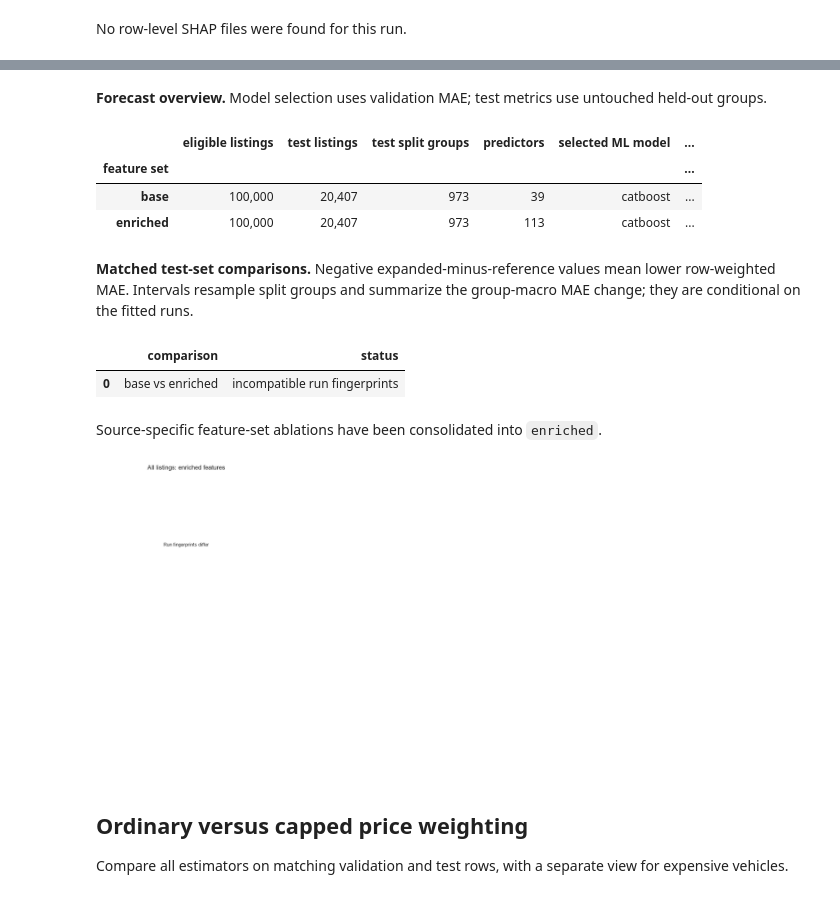
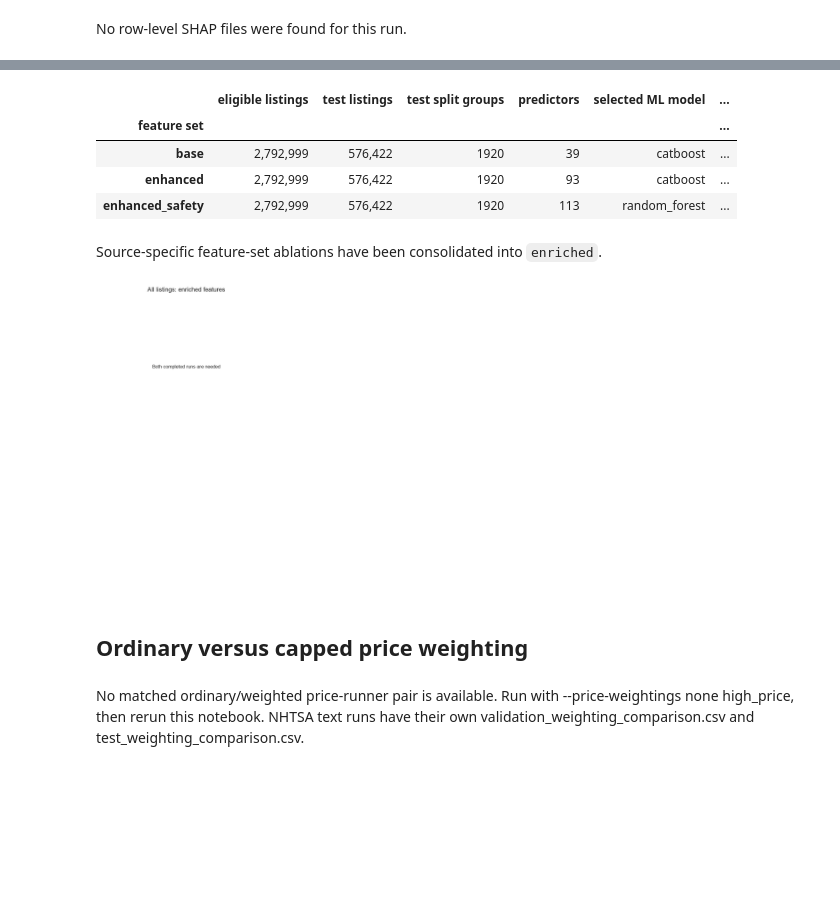
Before and after one commit to danielrdgez/DataScience_Capstone_Cars, a Jupyter notebook: MODEL_OUTPUT.ipynb, the cells around one changed output, grey strips where cells are left out. Saved outputs shown, nothing was run; the diff lists cells and outputs as text; code cells hidden in the pictures; blank space fills up the shorter version.

```diff
--- a/MODEL_OUTPUT.ipynb
+++ b/MODEL_OUTPUT.ipynb
@@ -47,0 +41,10 @@ Comparison feature sets: ['base', 'enriched']
+# %%
+from car_app.model_registry import registry, verified_report
+app_artifacts = registry()
+feature_report = PROJECT_ROOT / app_artifacts["comparison_report"]
+feature_receipt = verified_report(feature_report)
+feature_inventory = pd.read_csv(feature_report / "inventory.csv")
+feature_candidates = pd.read_csv(feature_report / "candidates.csv")
+print("Activated price model:", app_artifacts.get("active_price", {}).get("run"), app_artifacts.get("active_price", {}).get("model"))
+display(feature_inventory)
+display(feature_candidates.drop(columns=["source_hashes"]).round(2))
@@ -47,0 +105,21 @@ Comparison feature sets: ['base', 'enriched']
+# %%
+incremental_file = feature_report / "incremental_feature_comparison.csv"
+if incremental_file.is_file():
+    incremental_features = pd.read_csv(incremental_file)
+    display(incremental_features.round(2))
+    for group, comparison in incremental_features.groupby("group"):
+        comparison = comparison.reset_index(drop=True)
+        fig, ax = plt.subplots(figsize=(10, max(4, len(comparison)*.35)))
+        labels = comparison.left_variant + " → " + comparison.right_variant + " / " + comparison.model
+        ax.errorbar(comparison.mae_delta, np.arange(len(comparison)),
+                    xerr=np.vstack([np.maximum(0, comparison.mae_delta-comparison.mae_delta_low),
+                                    np.maximum(0, comparison.mae_delta_high-comparison.mae_delta)]),
+                    fmt="o", color="#315f80", capsize=3)
+        ax.axvline(0, linestyle="--", color="#52606b")
+        ax.set(yticks=np.arange(len(labels)), yticklabels=labels, xlabel="Right minus left validation MAE (USD)",
+               title="Matched estimator and VINs: incremental feature comparison")
+        fig.tight_layout()
+        plt.show()
+coverage_file = feature_report / "source_coverage.csv"
+if coverage_file.is_file():
+    display(pd.read_csv(coverage_file))
@@ -47,0 +152,11 @@ Comparison feature sets: ['base', 'enriched']
+# %%
+for explanation in feature_receipt.get("explanations", []):
+    if explanation.get("status") == "completed":
+        explanation_file = Path(explanation["directory"]) / explanation["model"] / explanation["global_importance"]
+        importance = pd.read_csv(explanation_file).head(15).sort_values("mean_absolute_shap")
+        fig, ax = plt.subplots(figsize=(10, 5))
+        ax.barh(importance.feature, importance.mean_absolute_shap, color="#315f80")
+        ax.set(xlabel="Mean absolute SHAP contribution (log advertised USD price)",
+               title=f"Selected saved model: {explanation['model']} / {explanation['rows']} held-out rows")
+        fig.tight_layout()
+        plt.show()
@@ -679,7 +757,6 @@ COMPARISON_PAIRS = [
     ("base", "enriched", "All listings: enriched features"),
 ]
 
-# Resolve the newest completed run per requested feature set, unless pinned above.
 comparison_run, comparison_meta, comparison_metrics = {}, {}, {}
 for kind in COMPARISON_MODEL_TYPES:
     available = completed_runs(kind)
@@ -712,7 +789,6 @@ for kind, run_path in comparison_run.items():
         "median-baseline test MAE (USD)": None if baseline_score is None else baseline_score["mae"],
     })
 if forecast_rows:
-    display(Markdown("**Forecast overview.** Model selection uses validation MAE; test metrics use untouched held-out groups."))
     display(pd.DataFrame(forecast_rows).set_index("feature set").style.format({
         "validation MAE (USD)": "USD {:,.0f}", "test MAE (USD)": "USD {:,.0f}",
         "test RMSE (USD)": "USD {:,.0f}", "ML test R²": "{:.4f}", "ML validation R²": "{:.4f}", "eligible listings": "{:,.0f}",
@@ -773,49 +849,43 @@ for ax, (reference, expanded, label) in zip(axes.flat, COMPARISON_PAIRS):
                 exp_mae = float(part.expanded_error.mean())
                 family_count = int(part.family_block_ref.nunique(dropna=False))
                 item.update({"rows": len(part), "family_blocks": family_count,
                     "reference_mae_usd": ref_mae, "enriched_mae_usd": exp_mae,
                     "enriched_minus_base_mae_usd": exp_mae-ref_mae,
                     "support_status": "supported" if len(part) >= 100 and family_count >= 5 else "low_support"})
                 paired_segment_rows.append(item)
     if chart_rows:
         pd.DataFrame(chart_rows,columns=["model","reference","expanded"]).set_index("model").plot(
             kind="barh",ax=ax,color=["#5470C6","#91CC75"],width=.78)
         ax.set_title(label); ax.set_xlabel("Held-out MAE (USD)"); ax.set_ylabel("")
         ax.legend([reference,expanded],frameon=False); ax.grid(axis="x",alpha=.25); any_plot=True
     else:
         ax.set_title(label); ax.text(.5,.5,"No shared model prediction files",ha="center",va="center"); ax.set_axis_off()
 for ax in list(axes.flat)[len(COMPARISON_PAIRS):]: ax.set_axis_off()
 if any_plot: plt.show()
 if paired_rows:
     display(Markdown("**Matched test-set comparisons.** Negative expanded-minus-reference values mean lower row-weighted MAE. Intervals resample split groups and summarize the group-macro MAE change; they are conditional on the fitted runs."))
     display(pd.DataFrame(paired_rows))
 if paired_segment_rows:
     paired_segments = pd.DataFrame(paired_segment_rows)
-    display(Markdown("**Where enriched predictors help.** Negative enriched-minus-base MAE means the enriched model has lower error on the same held-out listings. Small groups are marked low support."))
     display(paired_segments[paired_segments.metric_level == "year_make"].sort_values(
         ["ModelYear", "Make"], na_position="last").style.format({
             "reference_mae_usd": "USD {:,.0f}", "enriched_mae_usd": "USD {:,.0f}",
             "enriched_minus_base_mae_usd": "USD {:,.0f}", "rows": "{:,.0f}",
             "family_blocks": "{:,.0f}"}, na_rep="—"))
 
 coverage_rows=[]
 display(Markdown("Source-specific feature-set ablations have been consolidated into `enriched`."))
 # %% [output]
+|  | eligible listings | test listings | test split groups | predictors | selected ML model | ... |
+| feature set |  |  |  |  |  | ... |
+| base | 2,792,999 | 576,422 | 1920 | 39 | catboost | ... |
+| enhanced | 2,792,999 | 576,422 | 1920 | 93 | catboost | ... |
+| enhanced_safety | 2,792,999 | 576,422 | 1920 | 113 | random_forest | ... |
-**Forecast overview.** Model selection uses validation MAE; test metrics use untouched held-out groups.
+Source-specific feature-set ablations have been consolidated into `enriched`.
-|  | eligible listings | test listings | test split groups | predictors | selected ML model | ... |
-| feature set |  |  |  |  |  | ... |
-| base | 100,000 | 20,407 | 973 | 39 | catboost | ... |
-| enriched | 100,000 | 20,407 | 973 | 113 | catboost | ... |
-**Matched test-set comparisons.** Negative expanded-minus-reference values mean lower row-weighted MAE. Intervals resample split groups and summarize the group-macro MAE change; they are conditional on the fitted runs.
-|  | comparison | status |
-| 0 | base vs enriched | incompatible run fingerprints |
-Source-specific feature-set ablations have been consolidated into `enriched`.
-[figure, old version]
+[figure, new version]
 # %% [markdown]
 ## Ordinary versus capped price weighting
-Compare all estimators on matching validation and test rows, with a separate view for expensive vehicles.
 # %%
-# Compare training treatments only when source, split, code, and settings match.
 weighting_overview, weighting_segments = [], []
 for kind in COMPARISON_MODEL_TYPES:
     treatments = {}
@@ -861,10 +931,10 @@ for kind in COMPARISON_MODEL_TYPES:
                 pairs[metric + "_change"] = pairs[metric + "_high_price"] - pairs[metric + "_none"]
         weighting_segments.append(pairs)
 if weighting_overview:
-    display(Markdown("**Ordinary versus capped price weighting for every model.** All scores are unweighted. Negative MAE/WAPE changes and positive R² changes favor weighting."))
     display(pd.DataFrame(weighting_overview).sort_values(["feature_set", "phase", "model"]))
     if weighting_segments:
-        display(Markdown("**High-price and selected make diagnostics.** Low-support groups are exploratory; absent makes have no held-out evaluation rows."))
         display(pd.concat(weighting_segments, ignore_index=True))
 else:
     display(Markdown("No matched ordinary/weighted price-runner pair is available. Run with --price-weightings none high_price, then rerun this notebook. NHTSA text runs have their own validation_weighting_comparison.csv and test_weighting_comparison.csv."))
+# %% [output]
+No matched ordinary/weighted price-runner pair is available. Run with --price-weightings none high_price, then rerun this notebook. NHTSA text runs have their own validation_weighting_comparison.csv and test_weighting_comparison.csv.
```
Also changed, not shown: parts of 27 cells of this notebook, 57 other files.
